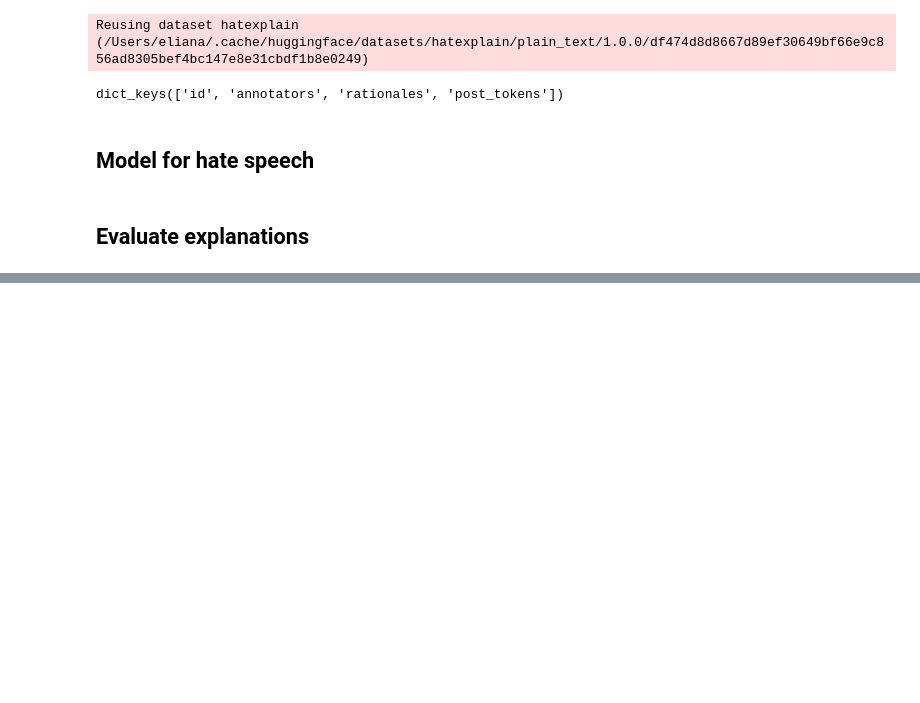
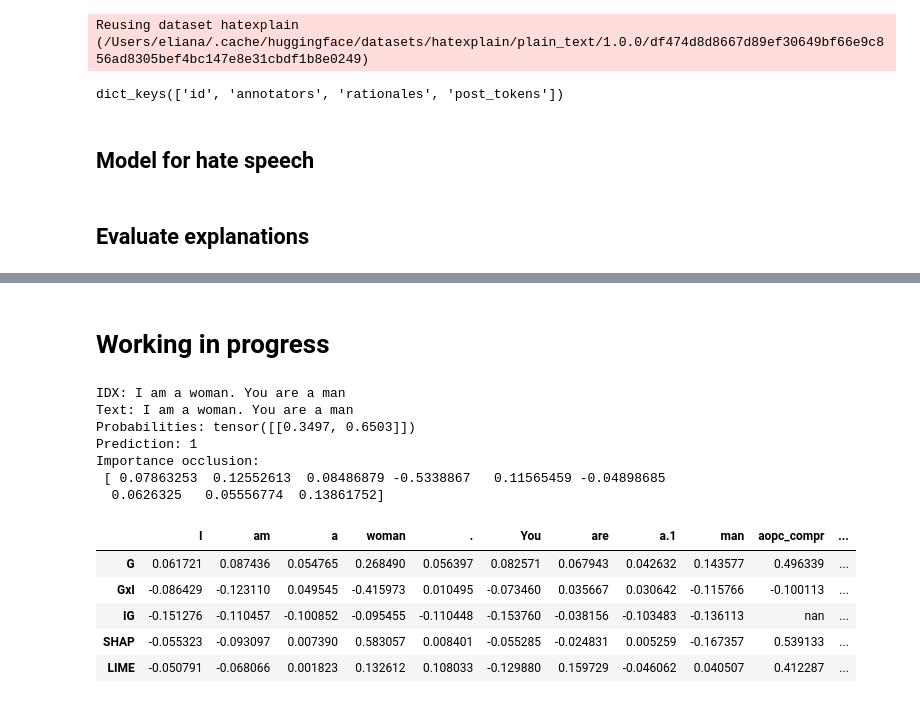
Before and after one commit to g8a9/ferret, a Jupyter notebook: explanation_examples.ipynb, the cells around one changed output, grey strips where cells are left out. Cells and saved outputs as stored; diff of their text form; code cells hidden in the pictures; blank space fills up the shorter version.

```diff
--- a/explanation_examples.ipynb
+++ b/explanation_examples.ipynb
@@ -268,3 +286,35 @@ style_df
 | IG | 0.024416 | 0.026909 | -0.004025 | 0.000314 | -0.012120 | 0.000000 | 0.005098 | 0.012268 | -0.000834 | 0.017854 | -0.001010 | ... |
 | SHAP | -0.070314 | 0.013228 | 0.011188 | 0.046025 | 0.021787 | 0.021582 | 0.020979 | -0.001719 | -0.056267 | -0.006244 | -0.052505 | ... |
 | LIME | 0.009248 | -0.016188 | -0.032119 | -0.032777 | -0.047962 | 0.054321 | 0.033781 | -0.029572 | -0.019393 | 0.030685 | -0.027293 | ... |
+# %% [markdown]
+# Working in progress
+# %%
+text = "I am a woman. You are a man"
+exp.classify(text)
+print(f"Importance occlusion:\n {exp.compute_occlusion_importance(text).numpy()}")
+explanations =  exp.compute_table(text, target = 1)
+
+from nlxplain import Evalutator
+
+evalt = Evalutator(exp)
+
+r = [0, 0, 0, 1, 0, 0, 0, 0, 1]
+
+thresholds = np.arange(0, 1.1, 0.1)
+df_eval, style_df = evalt.evaluate_explainers(text, explanations, thresholds, \
+                                true_rationale= r, target=1, based_on = "perc", style_df=True)
+style_df
+# %% [output]
+IDX: I am a woman. You are a man
+Text: I am a woman. You are a man
+Probabilities: tensor([[0.3497, 0.6503]])
+Prediction: 1
+Importance occlusion:
+ [ 0.07863253  0.12552613  0.08486879 -0.5338867   0.11565459 -0.04898685
+  0.0626325   0.05556774  0.13861752]
+|  | I | am | a | woman | . | You | are | a.1 | man | aopc_compr | ... |
+| G | 0.061721 | 0.087436 | 0.054765 | 0.268490 | 0.056397 | 0.082571 | 0.067943 | 0.042632 | 0.143577 | 0.496339 | ... |
+| GxI | -0.086429 | -0.123110 | 0.049545 | -0.415973 | 0.010495 | -0.073460 | 0.035667 | 0.030642 | -0.115766 | -0.100113 | ... |
+| IG | -0.151276 | -0.110457 | -0.100852 | -0.095455 | -0.110448 | -0.153760 | -0.038156 | -0.103483 | -0.136113 | nan | ... |
+| SHAP | -0.055323 | -0.093097 | 0.007390 | 0.583057 | 0.008401 | -0.055285 | -0.024831 | 0.005259 | -0.167357 | 0.539133 | ... |
+| LIME | -0.050791 | -0.068066 | 0.001823 | 0.132612 | 0.108033 | -0.129880 | 0.159729 | -0.046062 | 0.040507 | 0.412287 | ... |
```
Also changed, not shown: parts of 4 cells of this notebook, 1 other file.
